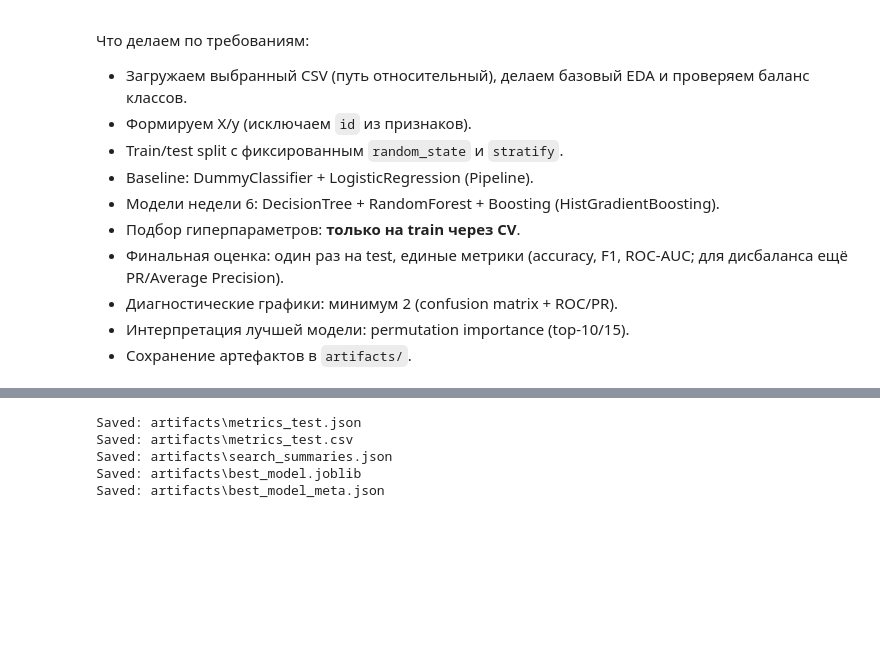
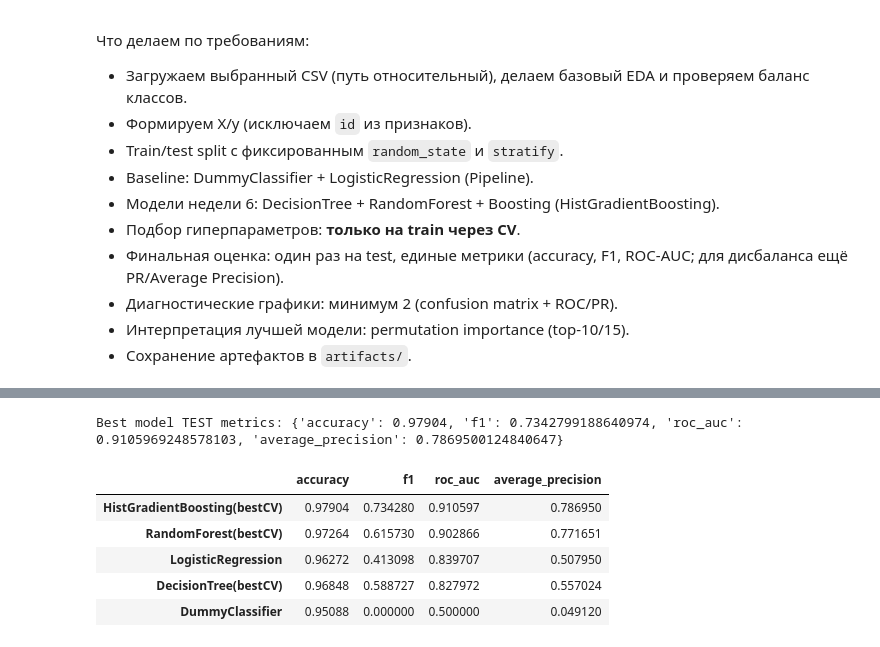
Before and after one commit to Forman75/AIE-1, a Jupyter notebook: homeworks/HW06/HW06.ipynb, the cells around one changed output, grey strips where cells are left out. Drawn from its saved outputs; the diff is of its cells as text; code cells hidden in the pictures; blank space fills up the shorter version.

```diff
--- a/homeworks/HW06/HW06.ipynb
+++ b/homeworks/HW06/HW06.ipynb
@@ -624,49 +471,32 @@ Saved: artifacts\figures\permutation_importance__RandomForest_best_.png
 # %%
-from datetime import datetime, timezone
+# Финальная оценка победителя (test используется только здесь)
+best_test_metrics = compute_metrics(best_model, X_test, y_test)
+print("Best model TEST metrics:", best_test_metrics)
 
-# 1) metrics_test.json
-metrics_path = ARTIFACTS_DIR / "metrics_test.json"
-with open(metrics_path, "w", encoding="utf-8") as f:
-    json.dump(metrics_test, f, ensure_ascii=False, indent=2)
+# таблица test-метрик по всем моделям
+dt_best = dt_search.best_estimator_
+rf_best = rf_search.best_estimator_
+hgb_best = hgb_search.best_estimator_
 
-# (опционально удобно) metrics_test.csv
-metrics_csv_path = ARTIFACTS_DIR / "metrics_test.csv"
-metrics_df_sorted.to_csv(metrics_csv_path, index=True)
-
-# 2) search_summaries.json (только для тех, где был подбор)
-summaries_path = ARTIFACTS_DIR / "search_summaries.json"
-with open(summaries_path, "w", encoding="utf-8") as f:
-    json.dump(search_summaries, f, ensure_ascii=False, indent=2)
-
-# 3) best_model.joblib
-model_path = ARTIFACTS_DIR / "best_model.joblib"
-joblib.dump(best_model, model_path)
-
-# 4) best_model_meta.json
-meta = {
-    "timestamp_utc": datetime.now(timezone.utc).isoformat(),  # Используем UTC
-    "dataset_file": str(DATA_PATH),
-    "best_model_name": best_model_name,
-    "winner_metric": winner_metric,
-    "best_model_test_metrics": metrics_test[best_model_name],
-    "random_state": RANDOM_STATE,
-    "test_size": TEST_SIZE,
-    "label_encoder_classes": [str(x) for x in class_labels],
+metrics_test = {
+    "DummyClassifier": compute_metrics(dummy, X_test, y_test),
+    "LogisticRegression": compute_metrics(logreg, X_test, y_test),
+    "DecisionTree(bestCV)": compute_metrics(dt_best, X_test, y_test),
+    "RandomForest(bestCV)": compute_metrics(rf_best, X_test, y_test),
+    "HistGradientBoosting(bestCV)": compute_metrics(hgb_best, X_test, y_test),
 }
 
-meta_path = ARTIFACTS_DIR / "best_model_meta.json"
-with open(meta_path, "w", encoding="utf-8") as f:
-    json.dump(meta, f, ensure_ascii=False, indent=2)
-
-print("Saved:", metrics_path)
-print("Saved:", metrics_csv_path)
-print("Saved:", summaries_path)
-print("Saved:", model_path)
-print("Saved:", meta_path)
+metrics_df = pd.DataFrame(metrics_test).T
+display(metrics_df.sort_values(
+    by=("roc_auc" if ("roc_auc" in metrics_df.columns) else metrics_df.columns[0]),
+    ascending=False
+))
 # %% [output]
-Saved: artifacts\metrics_test.json
-Saved: artifacts\metrics_test.csv
-Saved: artifacts\search_summaries.json
-Saved: artifacts\best_model.joblib
-Saved: artifacts\best_model_meta.json
+Best model TEST metrics: {'accuracy': 0.97904, 'f1': 0.7342799188640974, 'roc_auc': 0.9105969248578103, 'average_precision': 0.7869500124840647}
+|  | accuracy | f1 | roc_auc | average_precision |
+| HistGradientBoosting(bestCV) | 0.97904 | 0.734280 | 0.910597 | 0.786950 |
+| RandomForest(bestCV) | 0.97264 | 0.615730 | 0.902866 | 0.771651 |
+| LogisticRegression | 0.96272 | 0.413098 | 0.839707 | 0.507950 |
+| DecisionTree(bestCV) | 0.96848 | 0.588727 | 0.827972 | 0.557024 |
+| DummyClassifier | 0.95088 | 0.000000 | 0.500000 | 0.049120 |
 # %%
```
Also changed, not shown: parts of 20 cells of this notebook, 10 other files.
